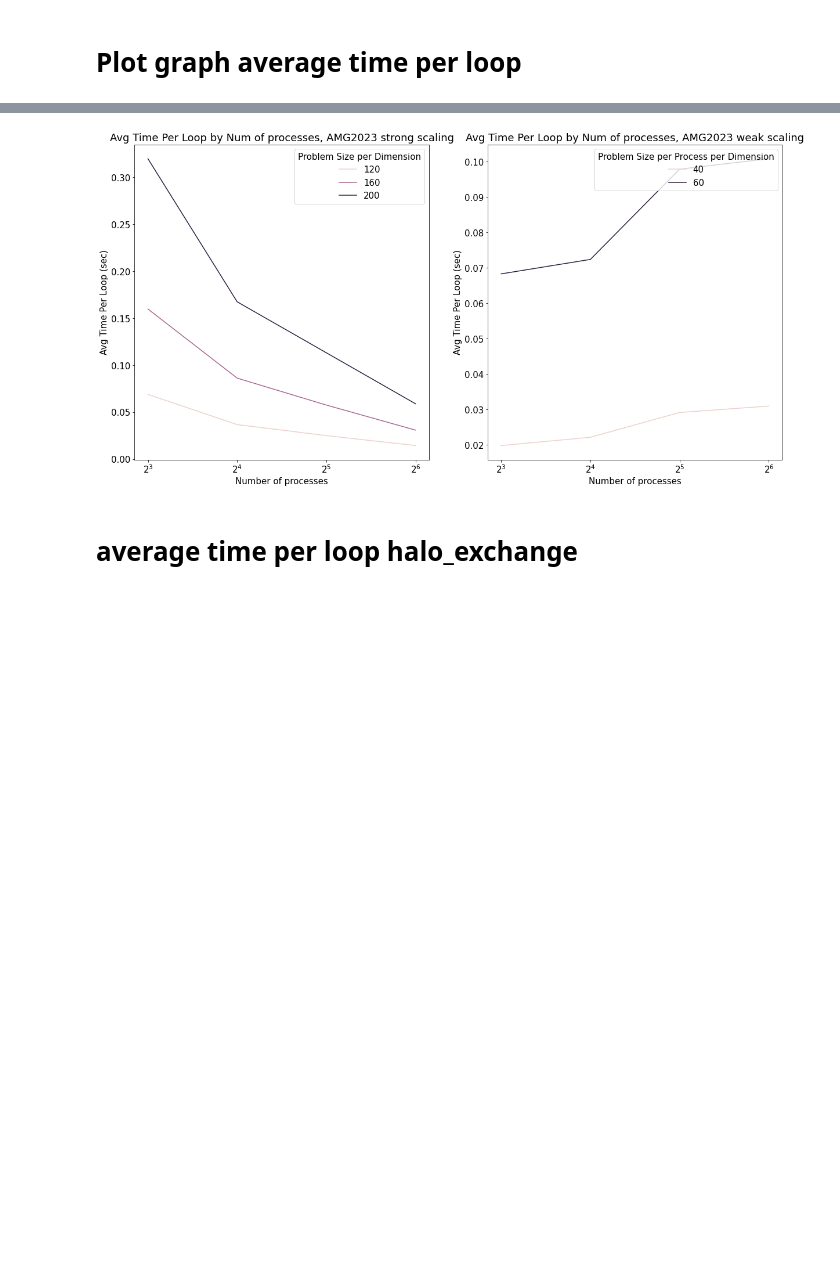
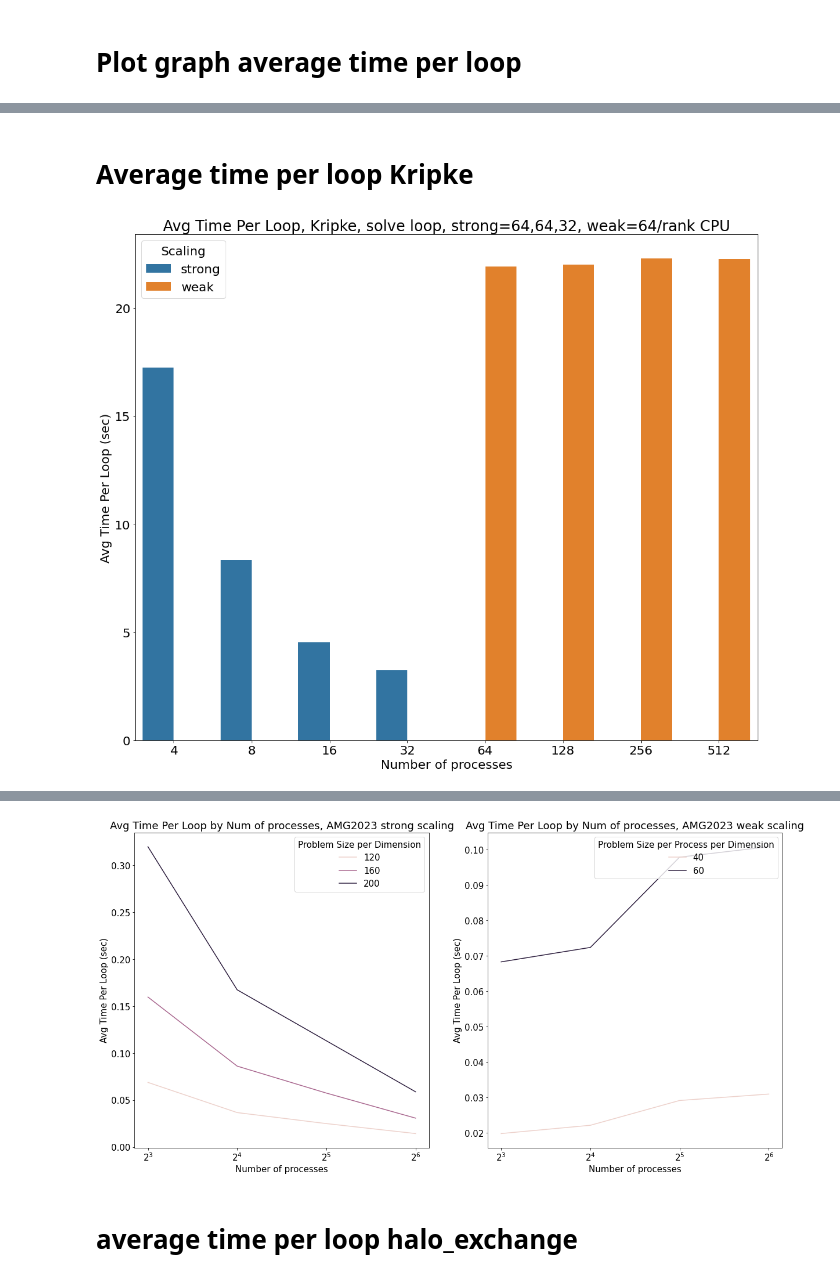
Before and after one commit to gracenansamba/BenchParkAnalysis, a Jupyter notebook: benchpark_analysis_new.ipynb, the cells around one changed output, grey strips where cells are left out. Cells and saved outputs as stored; diff of their text form; code cells hidden in the pictures; blank space fills up the shorter version.

```diff
--- a/benchpark_analysis_new.ipynb
+++ b/benchpark_analysis_new.ipynb
@@ -356,0 +463,58 @@ fig.savefig("Avg Time Per Loop Kripke.png", facecolor='white', transparent=False
+# %% [markdown]
+# Average time per loop Kripke
+# %%
+import seaborn as sns
+import matplotlib.pyplot as plt
+import pandas as pd
+
+plt.rcParams.update({'font.size': 20})
+
+#amg_node_weak = filtered_tk_amg_halo_weak.dataframe.loc[filtered_tk_amg_halo_weak.get_node("hypre_BoomerAMGSolve")]
+kripke_node_weak = filtered_tk_kripke_weak.dataframe.loc[filtered_tk_kripke_weak.get_node("solve")]
+
+#amg_node_strong = filtered_tk_amg_halo.dataframe.loc[filtered_tk_amg_halo.get_node("hypre_BoomerAMGSolve")]
+kripke_node_strong = filtered_tk_kripke.dataframe.loc[filtered_tk_kripke.get_node("solve")]
+#print(kripke_node_strong['zones'])
+#print(kripke_node_strong.info())
+
+kripke_node_strong64 = kripke_node_strong[kripke_node_strong['zones'] == '{64,64,32}']
+
+#df_amg = amg_node_weak.append(amg_node_strong, ignore_index=True)
+#df_kripke = kripke_node_weak.append(kripke_node_strong, ignore_index=True)
+#df_strong = filtered_tk_amg_halo.dataframe.append(filtered_tk_kripke.dataframe, ignore_index=True)
+#print(df)
+fig, ax = plt.subplots(1, figsize=(18, 15))
+
+combined_data = pd.concat([kripke_node_strong64, kripke_node_weak])
+#sns.barplot(data=combined_data, x='mpi.world.size', ax=ax, y='Avg Time Per Loop', hue="Scaling")
+sns.barplot(data=combined_data, x="mpi.world.size", y="Avg Time Per Loop", hue="Scaling", ax=ax)
+
+
+#sns.lineplot(data=amg_node_weak, ax=ax[0], x='mpi.world.size', y='Avg Time Per Loop', linestyle="--", hue="Size-x")
+#sns.lineplot(data=amg_node_strong, ax=ax[0], x='mpi.world.size', y='Avg Time Per Loop', hue="global_x")
+
+#sns.lineplot(data=amg_node_strong, ax=ax[0], x='mpi.world.size', y='Avg Time Per Loop', hue="global_x", label="strong")
+#sns.lineplot(data=amg_node_weak, ax=ax[0], x='mpi.world.size', y='Avg Time Per Loop', linestyle="--", hue="Size-x", label="weak")
+
+#sns.barplot(data=kripke_node_strong, x='mpi.world.size', ax=ax[0], y='Avg Time Per Loop', hue="Scaling")
+#sns.barplot(data=kripke_node_weak, x='mpi.world.size', ax=ax[1], y='Avg Time Per Loop', hue="Scaling")
+
+ax.set_title('Avg Time Per Loop, Kripke, solve loop, strong=64,64,32, weak=64/rank CPU')
+#ax.set_title('Avg Time Per Loop by Num of processes, Kripke weak scaling')
+#plt.xlabel('Number of processes')
+#plt.ylabel('Avg Time Per Loop (sec)')
+#ax[0].set_xscale("log", base=2)
+#ax[1].set_xscale("log", base=2)
+ax.set_xlabel('Number of processes')
+#ax[1].set_xlabel('Number of processes')
+ax.set_ylabel('Avg Time Per Loop (sec)')
+#ax[1].set_ylabel('Avg Time Per Loop (sec)')
+
+
+#ax[0].set_xticks([8, 16, 32], ['8', '16', '32'])
+#ax[1].set_xticks([8, 16, 32], ['8', '16', '32'])
+# Display the plot
+plt.show()
+fig.savefig("Avg Time Per Loop Kripke_combined_CPU.png", facecolor='white', transparent=False)
+# %% [output]
+[figure, added]
```
Also changed, not shown: parts of 60 cells of this notebook.
